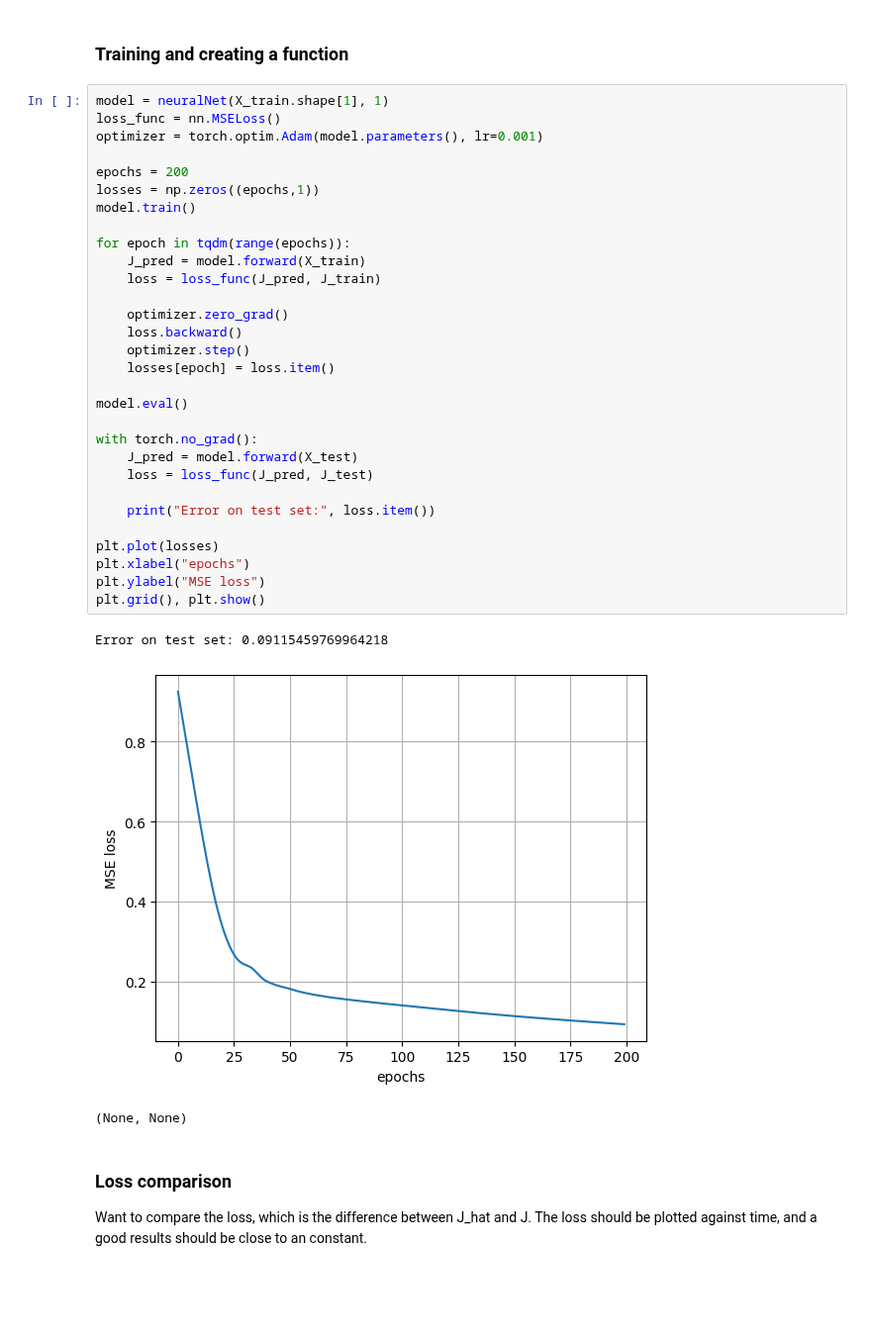
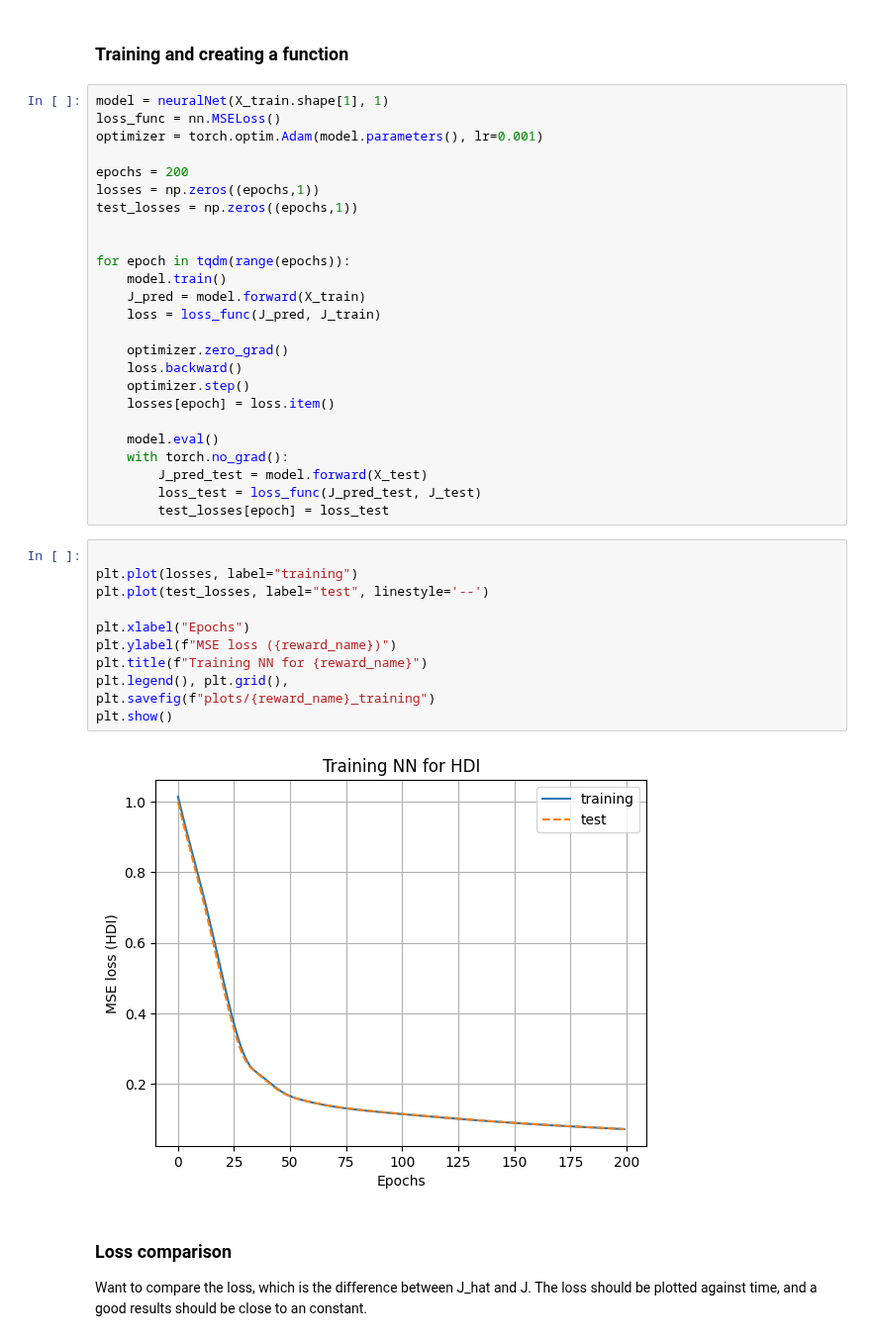
Before and after one commit to emilj610/pyworld3A3, a Jupyter notebook: reinforcementLearning.ipynb, the cells around one changed output. Shown at 99% size. Cells and saved outputs as stored; diff of their text form; blank space fills up the shorter version.

```diff
--- a/reinforcementLearning.ipynb
+++ b/reinforcementLearning.ipynb
@@ -196,9 +196,11 @@ optimizer = torch.optim.Adam(model.parameters(), lr=0.001)
 
 epochs = 200
 losses = np.zeros((epochs,1))
-model.train()
+test_losses = np.zeros((epochs,1))
+
 
 for epoch in tqdm(range(epochs)):
+    model.train()
     J_pred = model.forward(X_train)
     loss = loss_func(J_pred, J_train)
 
@@ -207,22 +209,24 @@ for epoch in tqdm(range(epochs)):
     optimizer.step()
     losses[epoch] = loss.item()
 
-model.eval()
-
-with torch.no_grad():
-    J_pred = model.forward(X_test)
-    loss = loss_func(J_pred, J_test)
-
-    print("Error on test set:", loss.item())
-
-plt.plot(losses)
-plt.xlabel("epochs")
-plt.ylabel("MSE loss")
-plt.grid(), plt.show()
+    model.eval()
+    with torch.no_grad():
+        J_pred_test = model.forward(X_test)
+        loss_test = loss_func(J_pred_test, J_test)
+        test_losses[epoch] = loss_test
-# %% [output]
-Error on test set: 0.09115459769964218
-[figure, removed]
-(None, None)
+# %%
+
+plt.plot(losses, label="training")
+plt.plot(test_losses, label="test", linestyle='--')
+
+plt.xlabel("Epochs")
+plt.ylabel(f"MSE loss ({reward_name})")
+plt.title(f"Training NN for {reward_name}")
+plt.legend(), plt.grid(),
+plt.savefig(f"plots/{reward_name}_training")
+plt.show()
+# %% [output]
+[figure, added]
 # %% [markdown]
 ### Loss comparison
 Want to compare the loss, which is the difference between J_hat and J. The loss should be plotted against time, and a good results should be close to an constant.
```
Also changed, not shown: parts of 15 cells of this notebook, 16 other files.
